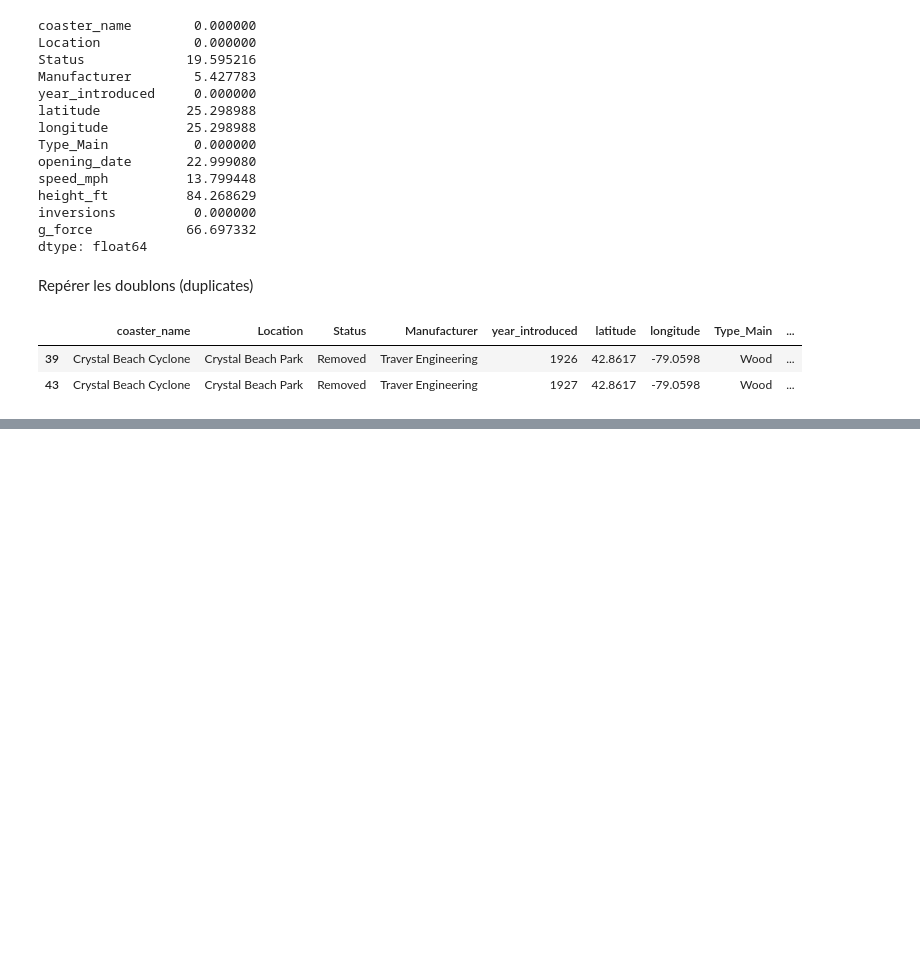
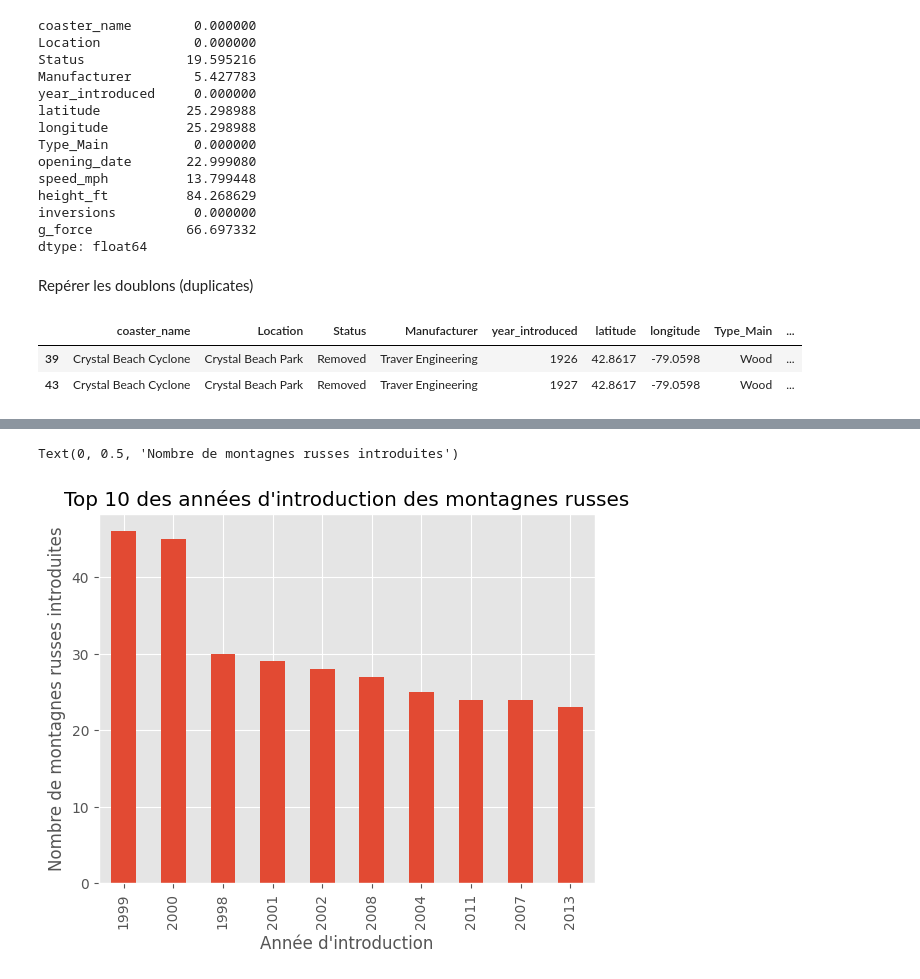
Before and after one commit to MarieExbrayat/test, a Jupyter notebook: Python/Kaggle1.ipynb, the cells around one changed output, grey strips where cells are left out. Drawn from its saved outputs; the diff is of its cells as text; code cells hidden in the pictures; blank space fills up the shorter version.

```diff
--- a/Python/Kaggle1.ipynb
+++ b/Python/Kaggle1.ipynb
@@ -178,0 +186,12 @@ df_sans_doublons = df.drop_duplicates()
+# %%
+# On enregistre le DataFrame sans doublons
+df = df.drop_duplicates()
+
+# Ou bien via l'utilisation de loc
+df = df.loc[~df.duplicated(subset=['coaster_name', 'Location', 'opening_date'])]
+# %%
+# On reset l'index sinon on a un index qui ne correspond pas aux numéros de la ligne mais aux anciennes lignes
+df = df.reset_index(drop=True)
+# ou
+df = df.loc[~df.duplicated(subset=['coaster_name', 'Location', 'opening_date'])] \
+    .reset_index(drop=True) # drop pour ne pas avoir de colonne index visible
@@ -178,0 +207,15 @@ df_sans_doublons = df.drop_duplicates()
+# %%
+# Fréquence
+df['year_introduced'].value_counts()
+
+# Visualisation
+ax = df['year_introduced'].value_counts() \
+    .head(10) \
+    .plot(kind='bar',
+          title="Top 10 des années d'introduction des montagnes russes")
+
+ax.set_xlabel("Année d'introduction")
+ax.set_ylabel("Nombre de montagnes russes introduites")
+# %% [output]
+Text(0, 0.5, 'Nombre de montagnes russes introduites')
+[figure, added]
```
Also changed, not shown: parts of 24 cells of this notebook, 1 other file.
